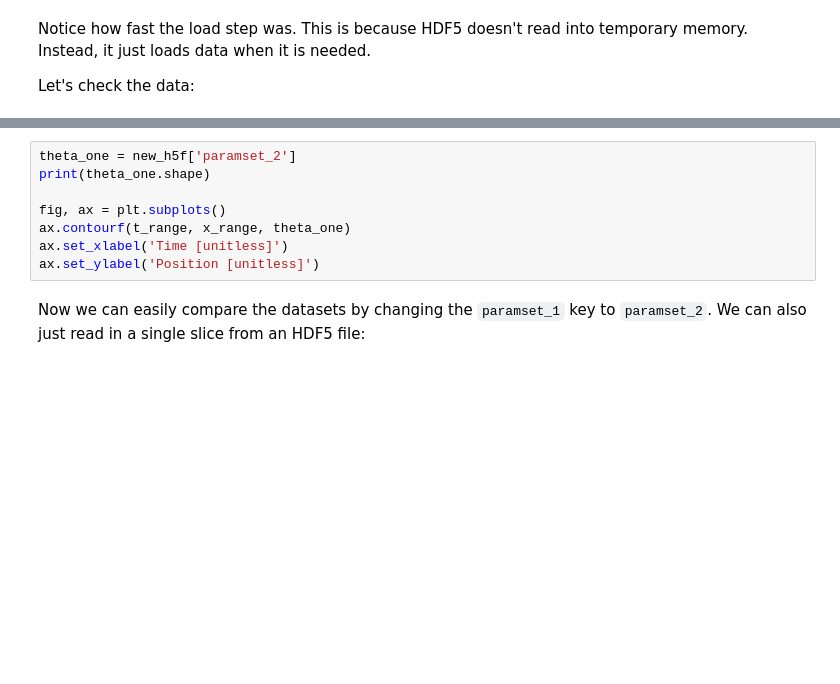
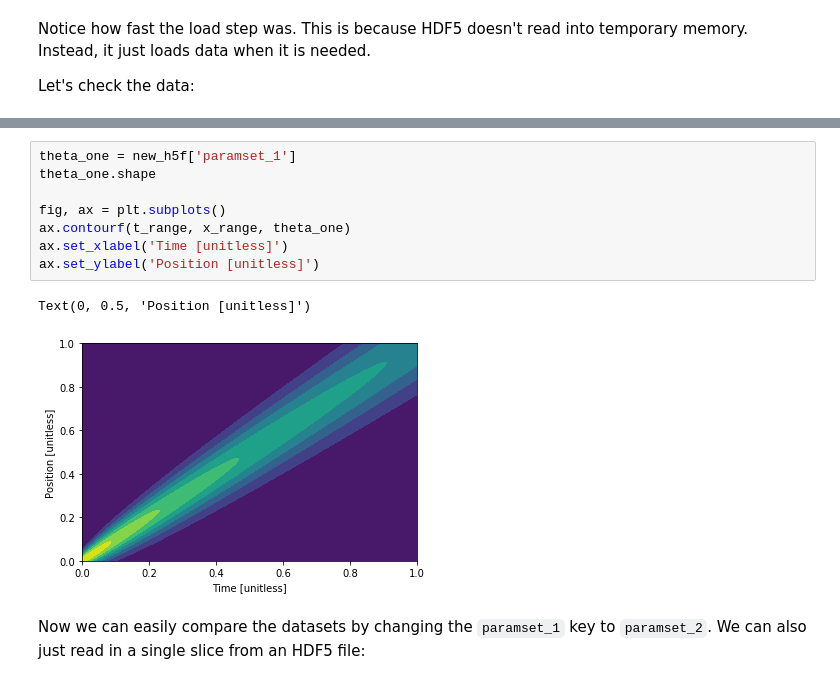
Before and after one commit to medford-group/data_analytics_for_engineers, a Jupyter notebook: modules/3-data_management/data_management.ipynb, the cells around one changed output, grey strips where cells are left out. Saved outputs shown, nothing was run; the diff lists cells and outputs as text; blank space fills up the shorter version.

```diff
--- a/modules/3-data_management/data_management.ipynb
+++ b/modules/3-data_management/data_management.ipynb
@@ -195,11 +225,14 @@ list(new_h5f.keys())
 # %%
-theta_one = new_h5f['paramset_2']
-print(theta_one.shape)
+theta_one = new_h5f['paramset_1']
+theta_one.shape
 
 fig, ax = plt.subplots()
 ax.contourf(t_range, x_range, theta_one)
 ax.set_xlabel('Time [unitless]')
 ax.set_ylabel('Position [unitless]')
+# %% [output]
+Text(0, 0.5, 'Position [unitless]')
+[figure, added]
 # %% [markdown]
 Now we can easily compare the datasets by changing the `paramset_1` key to `paramset_2`. We can also just read in a single slice from an HDF5 file:
 # %%
```
Also changed, not shown: parts of 70 cells of this notebook.
